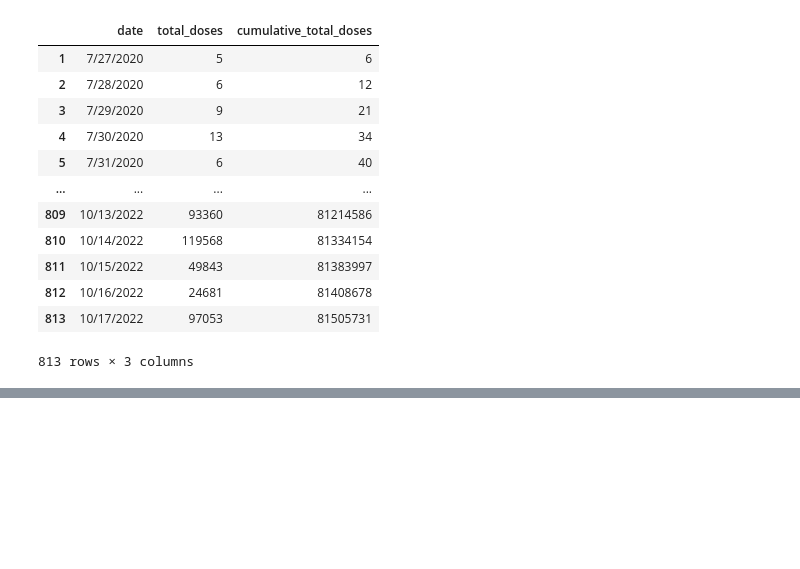
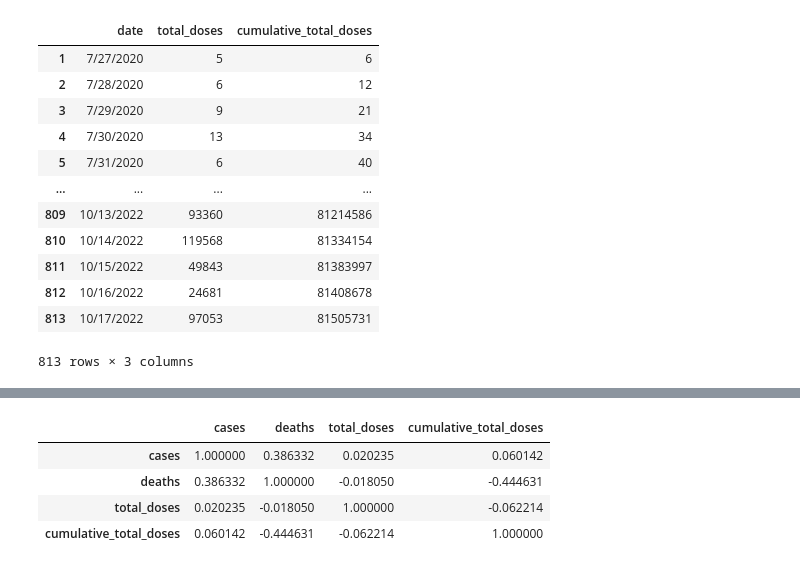
Before and after one commit to Shafaqsy/Covid_19_Vaccination_Effects, a Jupyter notebook: FinalCleaning/Data_Final_Cleaning.ipynb, the cells around one changed output, grey strips where cells are left out. Cells and saved outputs as stored; diff of their text form; code cells hidden in the pictures; blank space fills up the shorter version.

```diff
--- a/FinalCleaning/Data_Final_Cleaning.ipynb
+++ b/FinalCleaning/Data_Final_Cleaning.ipynb
@@ -162,0 +188,8 @@ vac2_df.to_csv('vacfinal.csv')
+# %%
+df_merged.corr()
+# %% [output]
+|  | cases | deaths | total_doses | cumulative_total_doses |
+| cases | 1.000000 | 0.386332 | 0.020235 | 0.060142 |
+| deaths | 0.386332 | 1.000000 | -0.018050 | -0.444631 |
+| total_doses | 0.020235 | -0.018050 | 1.000000 | -0.062214 |
+| cumulative_total_doses | 0.060142 | -0.444631 | -0.062214 | 1.000000 |
```
Also changed, not shown: parts of 8 cells of this notebook.
